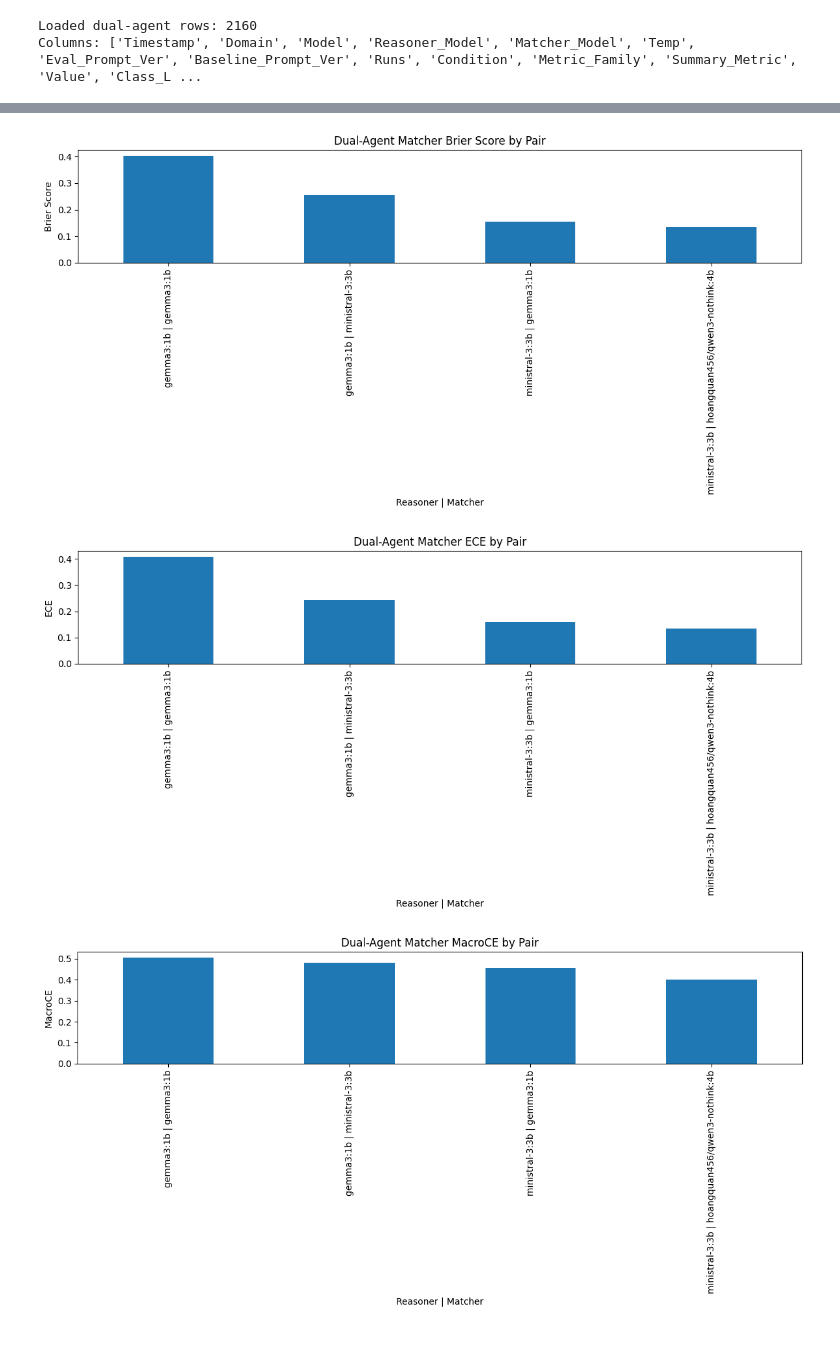
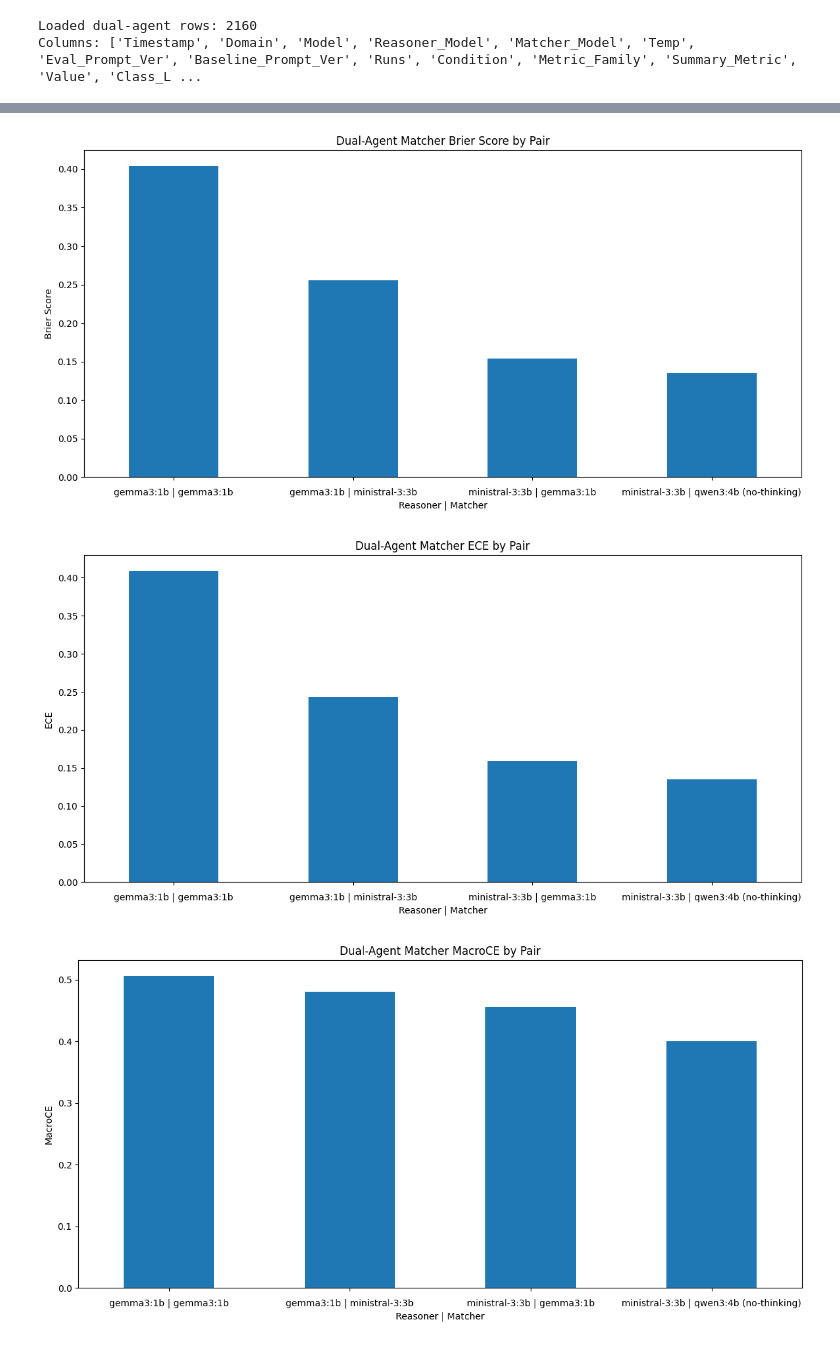
Before and after one commit to sultann-301/Belief-Aware-LLMs, a Jupyter notebook: final_dual_agent_analysis.ipynb, the cells around one changed output, grey strips where cells are left out. Drawn from its saved outputs; the diff is of its cells as text; code cells hidden in the pictures.

```diff
--- a/final_dual_agent_analysis.ipynb
+++ b/final_dual_agent_analysis.ipynb
@@ -23,7 +23,7 @@ else:
     summary_all_nan = "Summary_Metric" in df_dual.columns and df_dual["Summary_Metric"].isna().all()
     metric_family_numeric = "Metric_Family" in df_dual.columns and (
         pd.to_numeric(df_dual["Metric_Family"], errors="coerce").notna().mean() > 0.5
-    )
+)
 
     # Legacy alignment: numeric values in Metric_Family, metrics in Condition, families in Runs
     if value_all_nan and summary_all_nan and metric_family_numeric:
@@ -39,6 +39,13 @@ else:
         df_dual["Value"] = pd.to_numeric(df_dual["Value"], errors="coerce")
         df_dual = df_dual[df_dual["Value"].notna()].copy()
 
+    rename_map = {
+        "hoangquan456/qwen3-nothink:4b": "qwen3:4b (no-thinking)",
+    }
+    for col in ["Reasoner_Model", "Matcher_Model"]:
+        if col in df_dual.columns:
+            df_dual[col] = df_dual[col].replace(rename_map)
+
     if "Reasoner_Model" in df_dual.columns and "Matcher_Model" in df_dual.columns:
         df_dual["Pair"] = df_dual["Reasoner_Model"].astype(str) + " | " + df_dual["Matcher_Model"].astype(str)
 
@@ -66,9 +73,9 @@ else:
         ax.set_title("Dual-Agent Average Accuracy by Reasoner/Matcher Pair")
         ax.set_ylabel("Average Accuracy")
         ax.set_xlabel("Reasoner | Matcher")
-        ax.tick_params(axis="x", labelrotation=30)
+        ax.tick_params(axis="x", labelrotation=0, pad=8)
         for label in ax.get_xticklabels():
-            label.set_ha("right")
+            label.set_ha("center")
         plt.tight_layout()
         plt.show()
         plt.close(ax.figure)
@@ -93,11 +100,14 @@ else:
         ax.set_title("Dual-Agent Matcher Brier Score by Pair")
         ax.set_ylabel("Brier Score")
         ax.set_xlabel("Reasoner | Matcher")
+        ax.tick_params(axis="x", labelrotation=0, pad=8)
+        for label in ax.get_xticklabels():
+            label.set_ha("center")
         plt.tight_layout()
         plt.show()
         plt.close(ax.figure)
 # %% [output]
-[figure, old version]
+[figure, new version]
 # %%
 # Matcher calibration: ECE per pair
 if df_dual.empty:
@@ -117,35 +127,41 @@ else:
         ax.set_title("Dual-Agent Matcher ECE by Pair")
         ax.set_ylabel("ECE")
         ax.set_xlabel("Reasoner | Matcher")
+        ax.tick_params(axis="x", labelrotation=0, pad=8)
+        for label in ax.get_xticklabels():
+            label.set_ha("center")
         plt.tight_layout()
         plt.show()
         plt.close(ax.figure)
 # %% [output]
-[figure, old version]
+[figure, new version]
 # %%
 # Matcher calibration: MacroCE per pair
 if df_dual.empty:
     print("No data available for MacroCE plot.")
 else:
     macro = df_dual[
         (df_dual["Metric_Family"] == "Matcher")
         & (df_dual["Summary_Metric"].isin(["MacroCE", "Summary_Metric_MacroCE"]))
     ].copy()
     if macro.empty:
         print("No MacroCE rows found for Matcher.")
     else:
         if "Pair" not in macro.columns:
             macro["Pair"] = macro["Reasoner_Model"].astype(str) + " | " + macro["Matcher_Model"].astype(str)
         pivot = macro.pivot_table(index="Pair", values="Value", aggfunc="mean")
         ax = pivot.plot(kind="bar", figsize=(12, 6), legend=False)
         ax.set_title("Dual-Agent Matcher MacroCE by Pair")
         ax.set_ylabel("MacroCE")
         ax.set_xlabel("Reasoner | Matcher")
+        ax.tick_params(axis="x", labelrotation=0, pad=8)
+        for label in ax.get_xticklabels():
+            label.set_ha("center")
         plt.tight_layout()
         plt.show()
         plt.close(ax.figure)
 # %% [output]
-[figure, old version]
+[figure, new version]
 # %%
 # Stability: Extraction Failure Rate (EFR) per pair
 if df_dual.empty:
```
Also changed, not shown: parts of 9 cells of this notebook, 3 other files.
